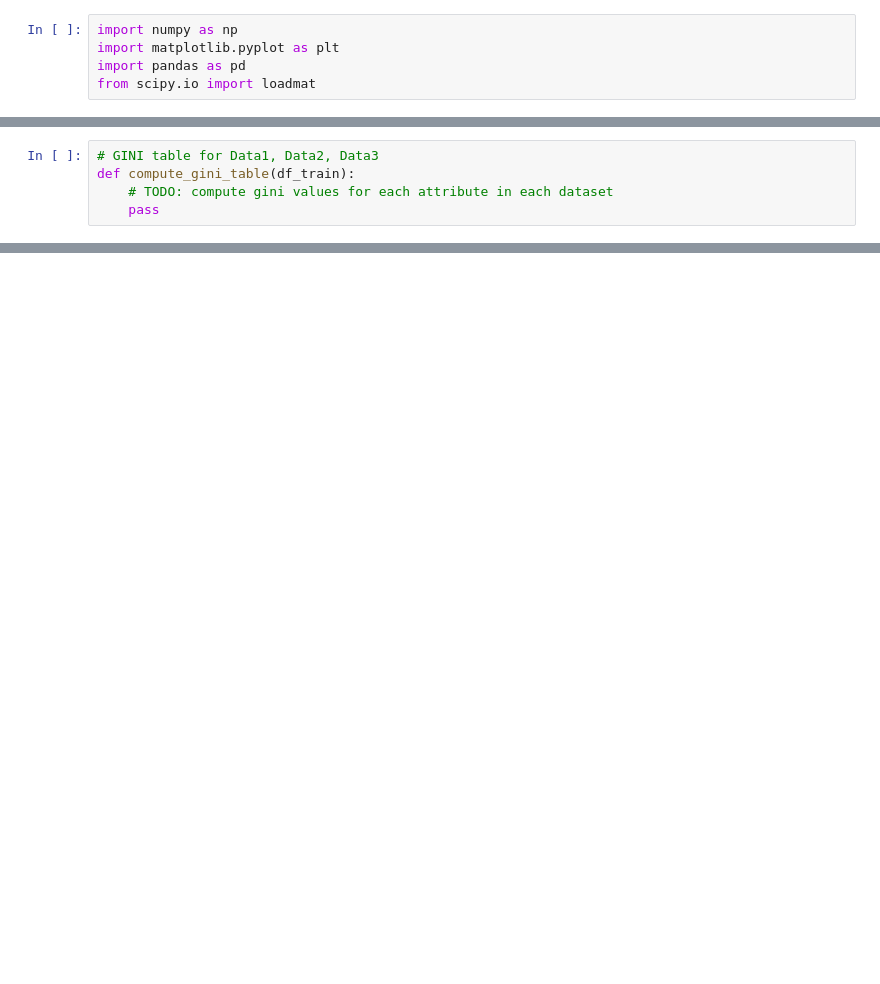
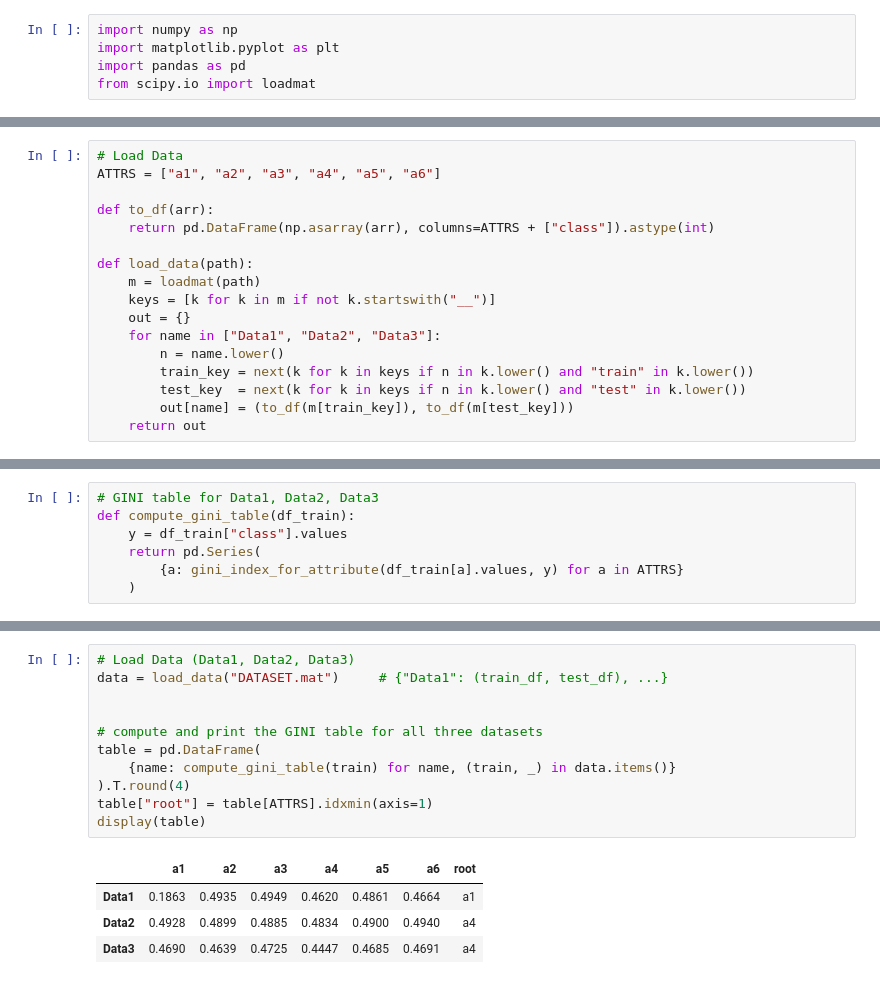
Before and after one commit to faiza-khatri/ai-hw, a Jupyter notebook: assign2/Q2.ipynb, the cells around one changed output, grey strips where cells are left out. Saved outputs shown, nothing was run; the diff lists cells and outputs as text; blank space fills up the shorter version.

```diff
--- a/assign2/Q2.ipynb
+++ b/assign2/Q2.ipynb
@@ -24,0 +6,17 @@ def best_attribute(X, y, attr_names):
+# %%
+# Load Data
+ATTRS = ["a1", "a2", "a3", "a4", "a5", "a6"]
+
+def to_df(arr):
+    return pd.DataFrame(np.asarray(arr), columns=ATTRS + ["class"]).astype(int)
+
+def load_data(path):
+    m = loadmat(path)
+    keys = [k for k in m if not k.startswith("__")]
+    out = {}
+    for name in ["Data1", "Data2", "Data3"]:
+        n = name.lower()
+        train_key = next(k for k in keys if n in k.lower() and "train" in k.lower())
+        test_key  = next(k for k in keys if n in k.lower() and "test" in k.lower())
+        out[name] = (to_df(m[train_key]), to_df(m[test_key]))
+    return out
@@ -25,5 +69,7 @@ def best_attribute(X, y, attr_names):
 # %%
 # GINI table for Data1, Data2, Data3
 def compute_gini_table(df_train):
-    # TODO: compute gini values for each attribute in each dataset
-    pass
+    y = df_train["class"].values
+    return pd.Series(
+        {a: gini_index_for_attribute(df_train[a].values, y) for a in ATTRS}
+    )
@@ -61,0 +173,16 @@ def visualize_tree(tree):
+# %%
+# Load Data (Data1, Data2, Data3)
+data = load_data("DATASET.mat")     # {"Data1": (train_df, test_df), ...}
+
+
+# compute and print the GINI table for all three datasets
+table = pd.DataFrame(
+    {name: compute_gini_table(train) for name, (train, _) in data.items()}
+).T.round(4)
+table["root"] = table[ATTRS].idxmin(axis=1)
+display(table)
+# %% [output]
+|  | a1 | a2 | a3 | a4 | a5 | a6 | root |
+| Data1 | 0.1863 | 0.4935 | 0.4949 | 0.4620 | 0.4861 | 0.4664 | a1 |
+| Data2 | 0.4928 | 0.4899 | 0.4885 | 0.4834 | 0.4900 | 0.4940 | a4 |
+| Data3 | 0.4690 | 0.4639 | 0.4725 | 0.4447 | 0.4685 | 0.4691 | a4 |
```
Also changed, not shown: parts of 16 cells of this notebook.
